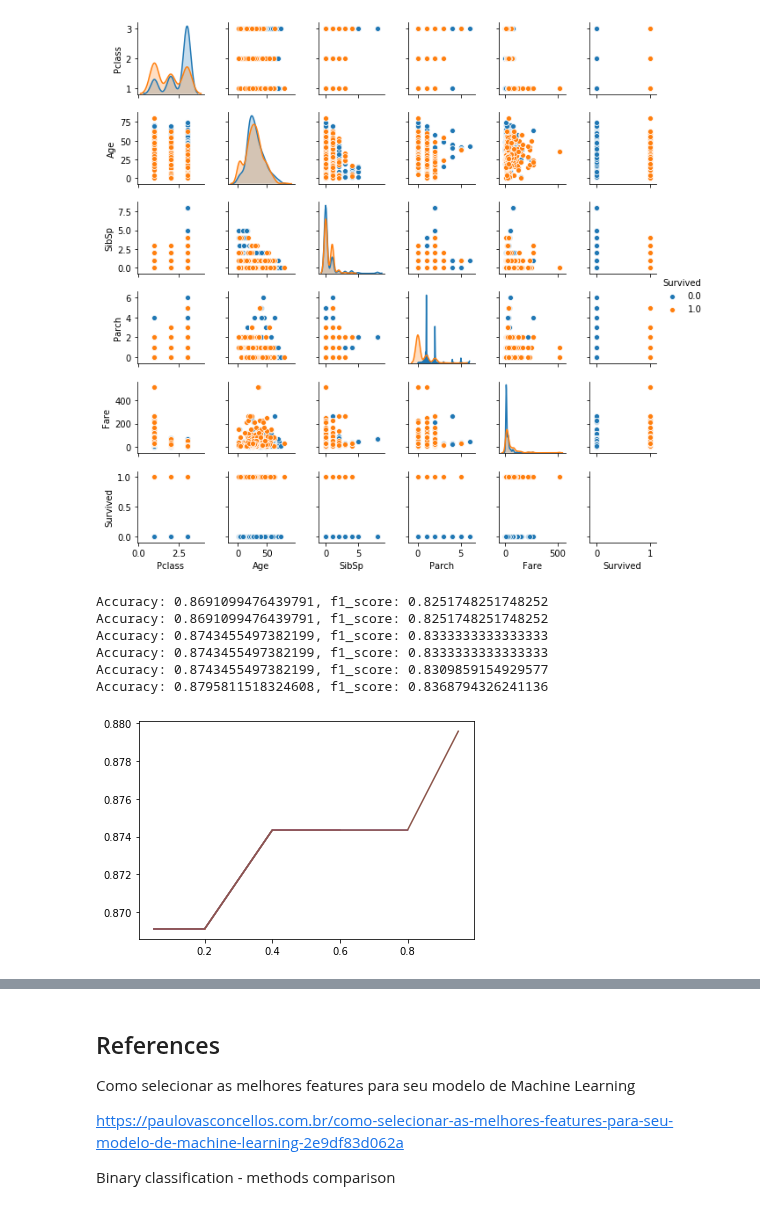
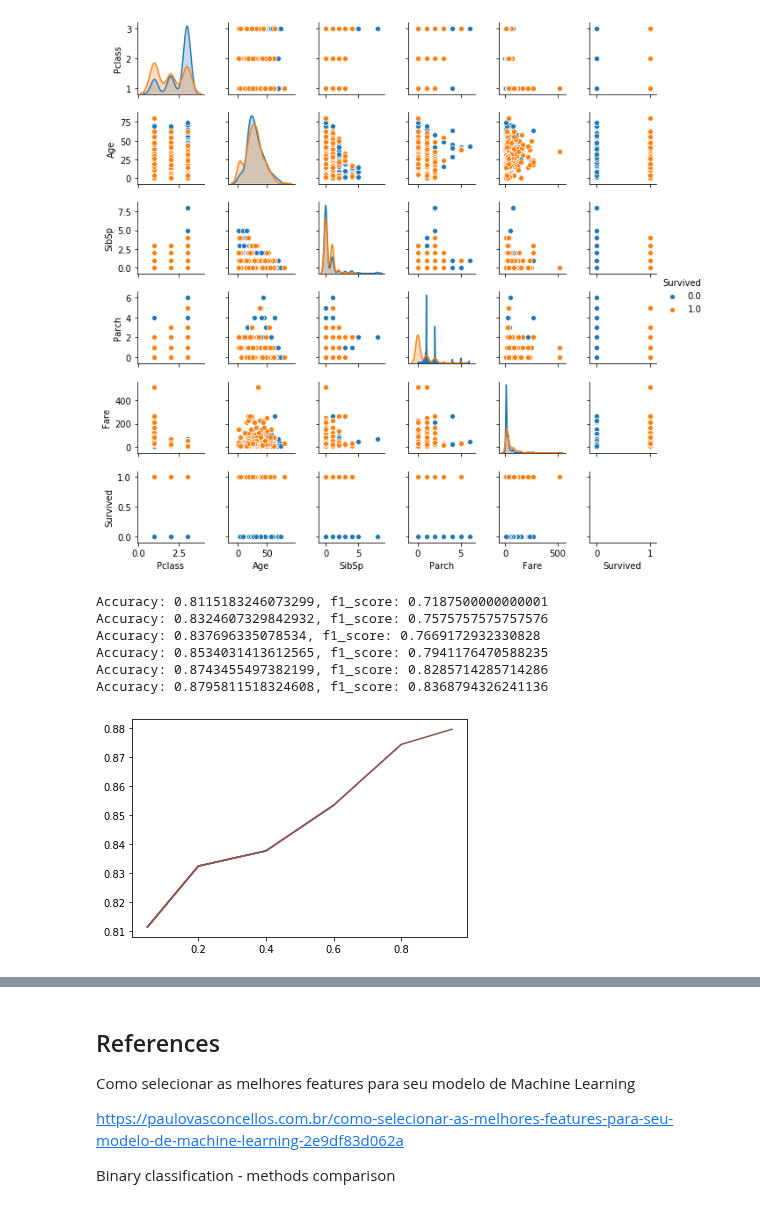
Before and after one commit to LeoFernanndes/notebooks, a Jupyter notebook: titanic.ipynb, the cells around one changed output, grey strips where cells are left out. Drawn from its saved outputs; the diff is of its cells as text; code cells hidden in the pictures.

```diff
--- a/titanic.ipynb
+++ b/titanic.ipynb
@@ -54,11 +54,13 @@ from sklearn.metrics import confusion_matrix
 from xgboost import XGBClassifier
 from sklearn.tree import DecisionTreeClassifier
 from sklearn.discriminant_analysis import LinearDiscriminantAnalysis
+from lightgbm import LGBMClassifier
 
 
 dataframe_stack = dataframe.copy()
 dataframe_stack_train = dataframe_stack.iloc[0:700]
 dataframe_stack_test = dataframe_stack.iloc[700: 891]
+dataframe_stack_classification = dataframe_stack.iloc[0: 891]
 dataframe_stack_submit = dataframe_stack.iloc[891:]
 
 '''
@@ -74,6 +76,7 @@ colunas = ['Fare_', 'Age_', 'Title_n', 'Pclass_', 'Family_', 'Cabin', 'Survived'
 
 df_stack_train = pd.DataFrame({'PassengerId': dataframe_stack_train['PassengerId']}).set_index(['PassengerId'])
 df_stack_test = pd.DataFrame({'PassengerId': dataframe_stack_test['PassengerId']}).set_index(['PassengerId'])
+df_stack_classification = pd.DataFrame({'PassengerId': dataframe_stack_classification['PassengerId']}).set_index(['PassengerId'])
 df_stack_submit = pd.DataFrame({'PassengerId': dataframe_stack_submit['PassengerId']}).set_index(['PassengerId'])
 
 
@@ -89,7 +92,8 @@ classifiers = [AdaBoostClassifier(n_estimators=500),
                DecisionTreeClassifier(),
                LinearDiscriminantAnalysis(),
                RandomForestClassifier(n_estimators= 100),
-               RandomForestClassifier(n_estimators= 300)]
+               RandomForestClassifier(n_estimators= 300),
+               LGBMClassifier()]
 
 
 cv_splits = [0.05, 0.2, 0.4, 0.6, 0.8, 0.95]
@@ -99,7 +103,7 @@ y_axis = []
 
 for split in cv_splits:
 
-  iterations = 10
+  iterations = 20
 
 
   # training stage
@@ -107,7 +111,8 @@ for split in cv_splits:
     for n in range(iterations):
 
 
-      x_train, x_test, y_train, y_test = train_test_split(dataframe_stack_train[colunas[:-1]], dataframe_stack_train[colunas[-1]], test_size= split, random_state= None)
+      x_train, x_test, y_train, y_test = train_test_split(dataframe_stack_train[colunas[:-1]],
+                                                          dataframe_stack_train[colunas[-1]], train_size= split, random_state= None)
 
 
       clf.fit(x_train, y_train)
@@ -133,38 +138,39 @@ for split in cv_splits:
     for n in range(iterations):
 
 
-      x_train, x_test, y_train, y_test = train_test_split(dataframe_stack_train[colunas[:-1]], dataframe_stack_train[colunas[-1]], test_size= 0.6, random_state= None)
+      x_train, x_test, y_train, y_test = train_test_split(dataframe_stack_classification[colunas[:-1]],
+                                                          dataframe_stack_classification[colunas[-1]], train_size= split, random_state= None)
 
 
       clf.fit(x_train, y_train)
 
 
       clf_ = clf.predict(dataframe_stack_submit[colunas[:-1]])
       clf_dataframe_ = pd.DataFrame({n: clf_}, index= df_stack_submit.index)
       df_stack_submit = pd.concat([df_stack_submit, clf_dataframe_], axis= 1)
 
 
   mean_submission = df_stack_submit.mean(axis= 1)
   mode_submission = df_stack_submit.mode(axis= 1)[0]
 
 
   submission = list(mode_submission.map({0.0: 0, 1.0: 1}))
   envio = pd.DataFrame({'PassengerId': dataframe_stack_submit['PassengerId'],
                         'Survived': submission}).set_index(['PassengerId'])
 
   from google.colab import files
 
 
   envio.to_csv('titanic_submission_5.csv')
 
   print('Accuracy: {}, f1_score: {}'.format(accuracy_score_, f1_score_))
 
   plt.plot(x_axis, y_axis)
 # %% [output]
-Accuracy: 0.8691099476439791, f1_score: 0.8251748251748252
-Accuracy: 0.8691099476439791, f1_score: 0.8251748251748252
-Accuracy: 0.8743455497382199, f1_score: 0.8333333333333333
-Accuracy: 0.8743455497382199, f1_score: 0.8333333333333333
-Accuracy: 0.8743455497382199, f1_score: 0.8309859154929577
+Accuracy: 0.8115183246073299, f1_score: 0.7187500000000001
+Accuracy: 0.8324607329842932, f1_score: 0.7575757575757576
+Accuracy: 0.837696335078534, f1_score: 0.7669172932330828
+Accuracy: 0.8534031413612565, f1_score: 0.7941176470588235
+Accuracy: 0.8743455497382199, f1_score: 0.8285714285714286
 Accuracy: 0.8795811518324608, f1_score: 0.8368794326241136
-[figure, old version]
+[figure, new version]
```
Also changed, not shown: parts of 3 cells of this notebook.
